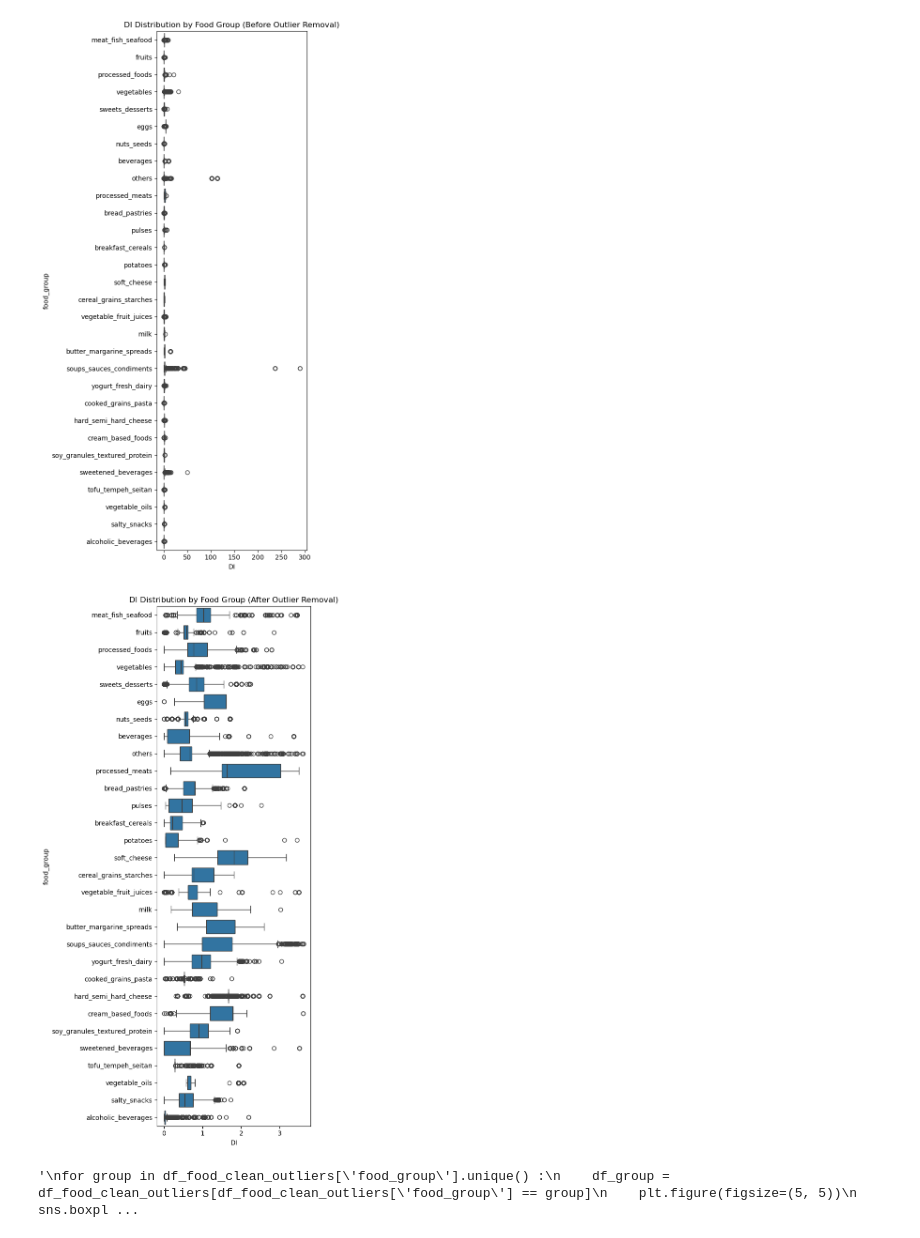
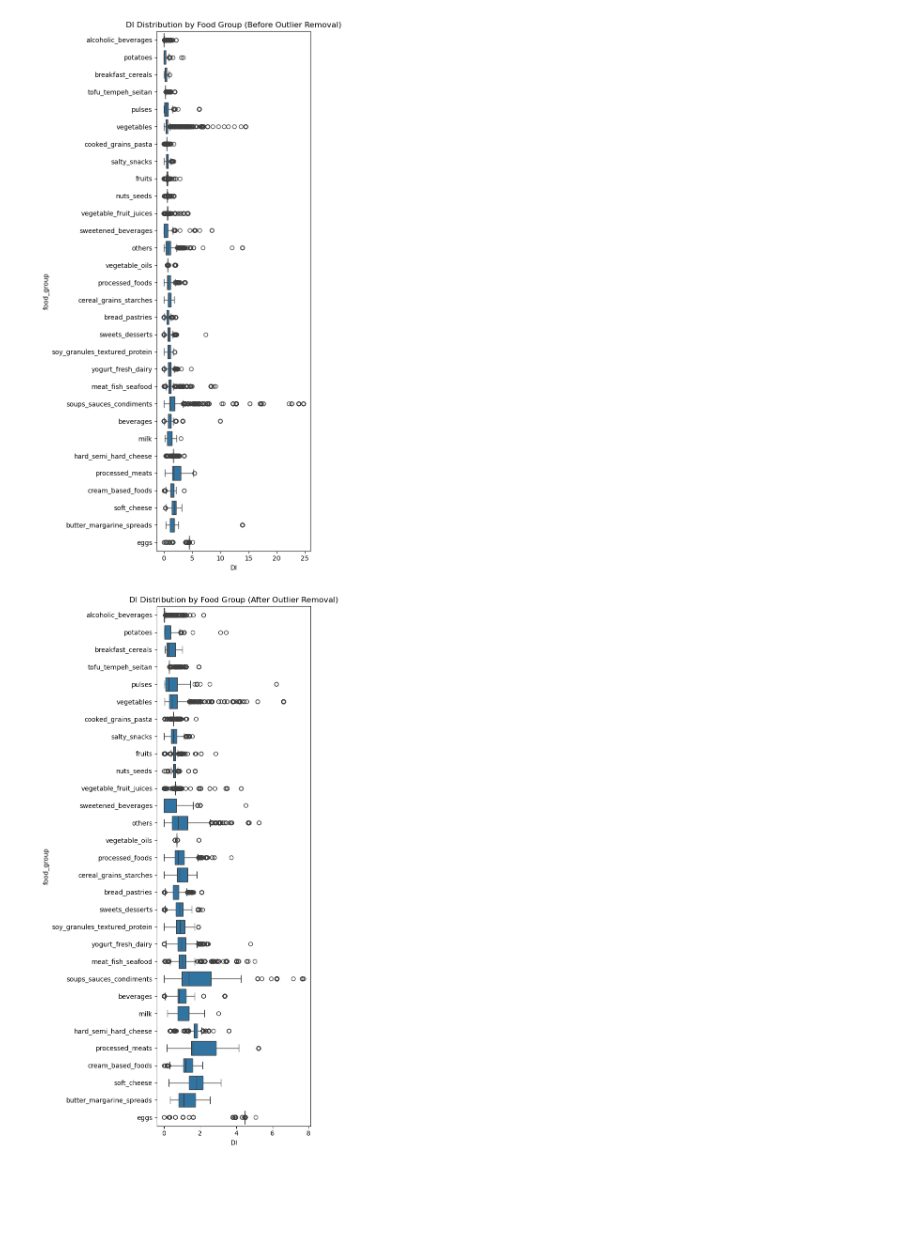
Before and after one commit to sskyxx/Bachelor-Project, a Jupyter notebook: analysis/outliers.ipynb, the cells around one changed output. Saved outputs shown, nothing was run; the diff lists cells and outputs as text; code cells hidden in the pictures; blank space fills up the shorter version.

```diff
--- a/analysis/outliers.ipynb
+++ b/analysis/outliers.ipynb
@@ -40,0 +77,12 @@ df_food_clean_outliers, threshold_value_qi = remove_outliers(df_food_clean_outli
+# %%
+df_food_clean_ratio = calculate_ratios(df_food_clean.fillna(0), list(nutrient_info.keys()))
+df_food_clean_scaled = scale(df_food_clean_ratio.fillna(0), list(nutrient_info.keys()), scaling_factor=2000)
+# %%
+df_food_clean_ratio['QI'] = df_food_clean_ratio.apply(compute_index, axis=1, nutrient_cols=qualifying_nutrients)
+df_food_clean_scaled['QI'] = df_food_clean_ratio.apply(compute_index, axis=1, nutrient_cols=qualifying_nutrients)
+# %%
+df_food_clean_ratio['DI'] = df_food_clean_ratio.apply(compute_index, axis=1, nutrient_cols=disqualifying_nutrients)
+df_food_clean_scaled['DI'] = df_food_clean_ratio.apply(compute_index, axis=1, nutrient_cols=disqualifying_nutrients)
+# %%
+df_food_clean_ratio['NB'] = df_food_clean_scaled.apply(compute_nb, axis=1, nutrient_cols=qualifying_nutrients)
+df_food_clean_scaled['NB'] = df_food_clean_scaled.apply(compute_nb, axis=1, nutrient_cols=qualifying_nutrients)
@@ -117,39 +184,27 @@ plt.show()
 # %%
 output_direction = "graphs"
 
 plt.figure(figsize=(6, 12))
-sns.boxplot(x='DI', y='food_group', data=df_food_scaled)
+order = df_food_scaled.groupby('food_group')['DI'].median().sort_values().index
+sns.boxplot(x='DI', y='food_group', data=df_food_scaled, order=order)
 plt.title("DI Distribution by Food Group (Before Outlier Removal)")
 plt.tight_layout()
 output_path = os.path.join(output_direction, "DI Distribution by Food Group (Before Outlier Removal).png")
 plt.savefig(output_path)
 plt.show()
 
 
 plt.figure(figsize=(6, 12))
-sns.boxplot(x='DI', y='food_group', data=df_food_clean_outliers)
+order_clean = df_food_clean_scaled.groupby('food_group')['DI'].median().sort_values().index
+sns.boxplot(x='DI', y='food_group', data=df_food_clean_scaled, order=order)
 plt.title("DI Distribution by Food Group (After Outlier Removal)")
 plt.tight_layout()
 output_path = os.path.join(output_direction, "DI Distribution by Food Group (After Outlier Removal).png")
 plt.savefig(output_path)
 plt.show()
 # %% [output]
-[figure, old version]
+[figure, new version]
-[figure, old version]
+[figure, new version]
-# %%
-"""
-for group in df_food_clean_outliers['food_group'].unique() :
-    df_group = df_food_clean_outliers[df_food_clean_outliers['food_group'] == group]
-    plt.figure(figsize=(5, 5))
-    sns.boxplot(x='QI', data=df_group)
-    plt.title(f"QI Distribution for {group.capitalize()} (After Outlier Removal)")
-    plt.tight_layout()
-    output_path = os.path.join(output_direction, f"{group}_QI_boxplot.png")
-    plt.savefig(output_path)
-    plt.show()
-"""
-# %% [output]
-'\nfor group in df_food_clean_outliers[\'food_group\'].unique() :\n    df_group = df_food_clean_outliers[df_food_clean_outliers[\'food_group\'] == group]\n    plt.figure(figsize=(5, 5))\n    sns.boxpl ...
 # %%
 df_food_scaled[['QI', 'DI', 'NB', 'combined_name', 'food_group']].groupby('food_group').median(numeric_only=True).sort_values('QI')
 # %% [output]
```
Also changed, not shown: parts of 26 cells of this notebook, 5 other files.
